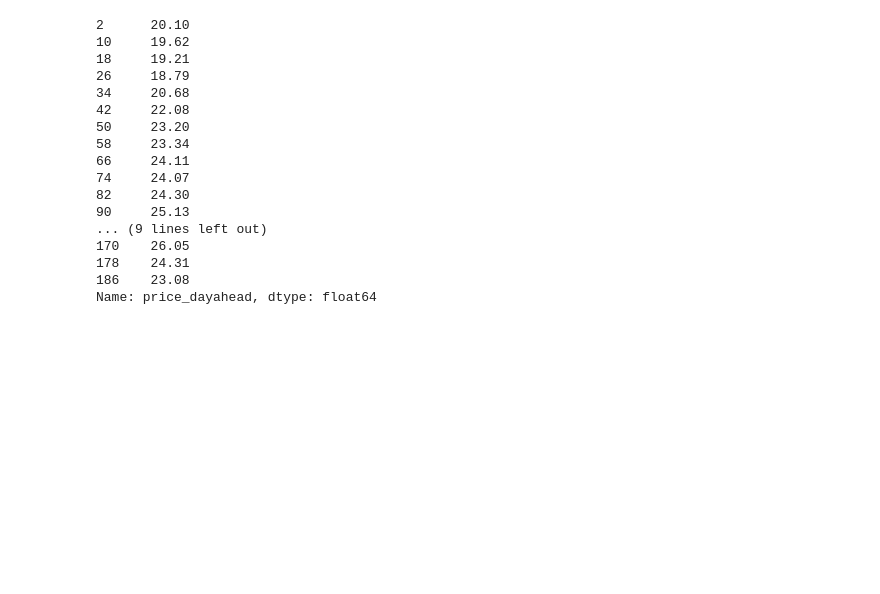
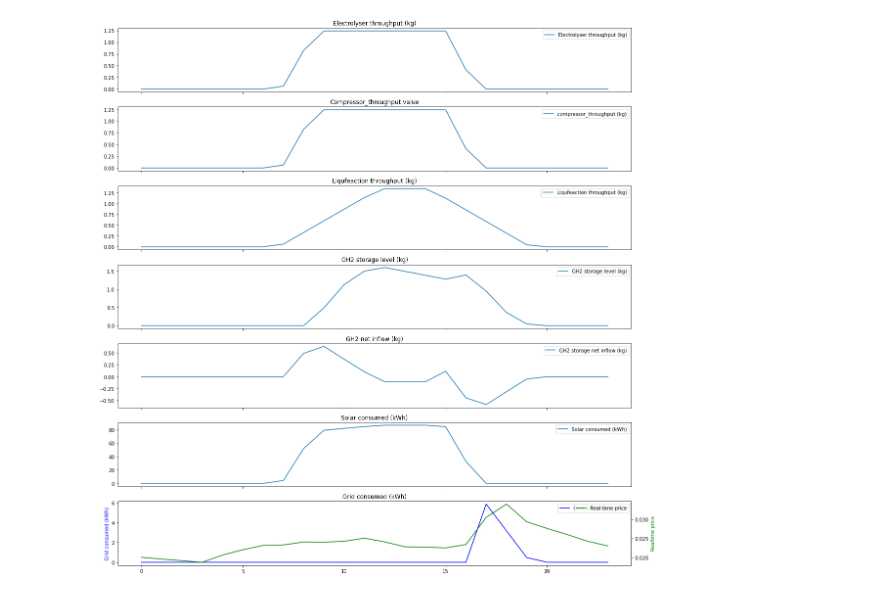
Before and after one commit to dmyrick2/ece-51032-project, a Jupyter notebook: optimisation_notebook.ipynb, the cells around one changed output. Saved outputs shown, nothing was run; the diff lists cells and outputs as text; code cells hidden in the pictures; blank space fills up the shorter version.

```diff
--- a/optimisation_notebook.ipynb
+++ b/optimisation_notebook.ipynb
@@ -359,21 +228,0 @@ ValueError: setting an array element with a sequence.
-# %%
-hourly_dayahead_realtime_solar_lz['price_dayahead_'] = [round(x) for x in hourly_dayahead_realtime_solar_lz['price_dayahead']]
-hourly_dayahead_realtime_solar_lz['price_dayahead']
-# %% [output]
-2      20.10
-10     19.62
-18     19.21
-26     18.79
-34     20.68
-42     22.08
-50     23.20
-58     23.34
-66     24.11
-74     24.07
-82     24.30
-90     25.13
-... (9 lines left out)
-170    26.05
-178    24.31
-186    23.08
-Name: price_dayahead, dtype: float64
@@ -404,0 +251,49 @@ test_list= [20,
+# %%
+fig, axs = plt.subplots(7, 1, figsize=(16, 16), sharex=True)  # 'sharex=True' shares the x-axis among all plots
+
+t = range(24)
+# Plot each time series in a different subplot
+axs[0].plot(t, electrolyser_throughput.value, label='Electrolyser throughput (kg)')
+axs[0].set_title('Electrolyser throughput (kg)')
+axs[0].legend()
+
+axs[1].plot(t, compressor_throughput.value, label='compressor_throughput (kg)')
+axs[1].set_title('Compressor_throughput.value')
+axs[1].legend()
+
+axs[2].plot(t, liquefacion_throughput.value, label='Liqufeaction throughput (kg)')
+axs[2].set_title('Liqufeaction throughput (kg)')
+axs[2].legend()
+
+axs[3].plot(t, gh2_storage_level.value[0:T], label='GH2 storage level (kg)')
+axs[3].set_title('GH2 storage level (kg)')
+axs[3].legend()
+
+axs[4].plot(t, operations_df['gh2_storage_net_inflow'].to_list(), label='GH2 storage net inflow (kg)')
+axs[4].set_title('GH2 net inflow (kg)')
+axs[4].legend()
+
+axs[5].plot(t, operations_df['solar_production_kwh'].to_list(), label='Solar consumed (kWh)')
+axs[5].set_title('Solar consumed (kWh)')
+axs[5].legend()
+
+
+
+axs6 = axs[6]
+axs6.plot(t, operations_df['realtime_production_kwh'].to_list(), label='Grid consumed (kWh)', color='blue')
+axs6.set_title('Grid consumed (kWh)')
+axs6.set_ylabel('Grid consumed (kWh)', color='blue')
+axs6.legend()
+
+# Create a secondary y-axis for the fourth subplot
+axs3_right = axs6.twinx()
+axs3_right.plot(t, operations_df['realtime_price_$_per_kwh'].to_list(), label='Real time price', color='green')
+axs3_right.set_ylabel('Realtime price', color='green')
+axs3_right.legend()
+# Optionally, adjust spacing between subplots for better visibility
+plt.tight_layout()
+
+# Show plot
+plt.show()
+# %% [output]
+[figure, added]
```
Also changed, not shown: parts of 12 cells of this notebook, 2 other files.
